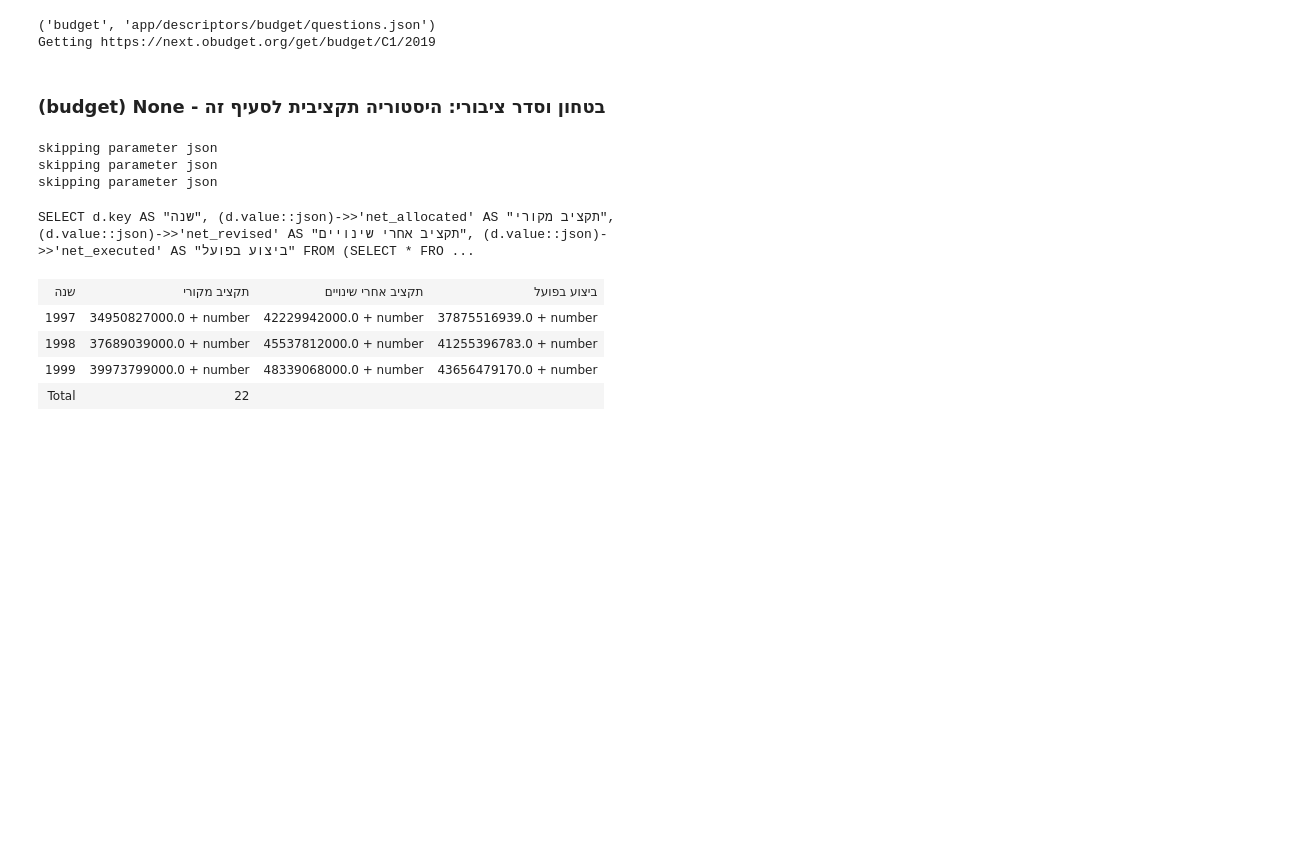
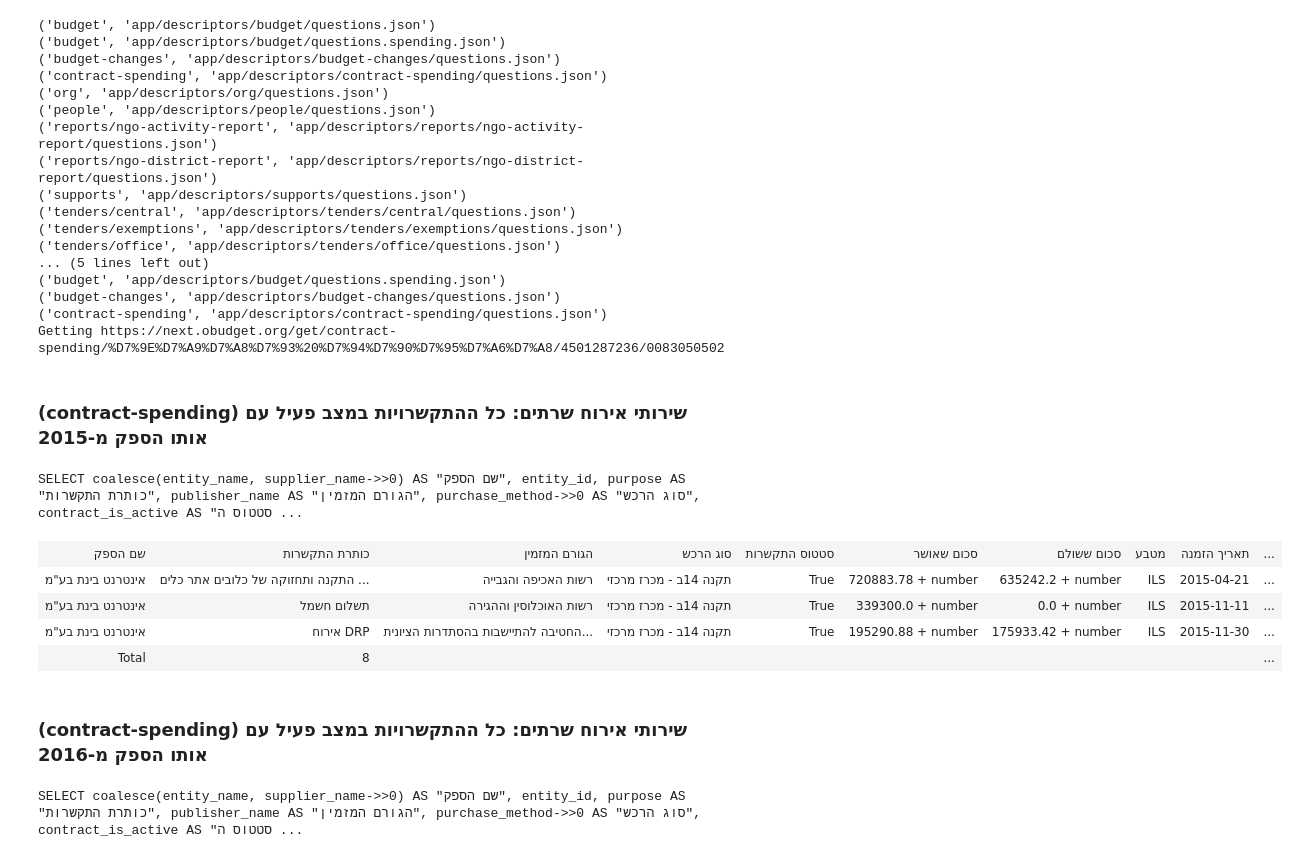
Before and after one commit to OpenBudget/budgetkey-app-generic-item, a Jupyter notebook: TestAllQueries.ipynb, the cells around one changed output. Cells and saved outputs as stored; diff of their text form; code cells hidden in the pictures; blank space fills up the shorter version.

Commit message:
Fix questions for supports, contracts

```diff
--- a/TestAllQueries.ipynb
+++ b/TestAllQueries.ipynb
@@ -18,7 +18,10 @@ def get_doc_id(doc_id):
     return ret
 # %%
 def get_table(query, headers, formatters):
-    table = requests.get('https://next.obudget.org/api/query', params={'query': query}).json()
+    resp = requests.get('https://next.obudget.org/api/query', params={'query': query})
+    if resp.status_code != 200:
+        raise ValueError(resp.content)
+    table = resp.json()
     rows = table['rows']
     ret = []
     if len(rows)>0:
@@ -47,8 +50,8 @@ def parameters(q):
     values = [list(p[k].items()) for k in keys]
     return (zip(keys, prod) for prod in itertools.product(*values))
 # %%
-DOC_IDS = {
-    'budget':[
+DOC_IDS = [
+    ('budget', [
         'budget/C1/2019',
         'budget/C222/2019',
         'budget/0020/2019',
@@ -56,24 +59,24 @@ DOC_IDS = {
         'budget/002043/2019',
         'budget/00204301/2019',
         'budget/0020430101/2019',
-    ],
-    'supports': [
+    ]),
+    ('supports', [
         'supports/0020460604/2016/עירית רחובות/הקצבות'
-    ],
-    'org': [
+    ]),
+    ('org', [
         'org/company/520039710'
-    ],
-    'contract-spending': [
-        'contract-spending/4501218324/0033060240',
-        'contract-spending/4501252882/0020400228',
-    ],
-    'budget-changes': [
+    ]),
+    ('contract-spending', [
+        'contract-spending/משרד האוצר/4501287236/0083050502',
+        'contract-spending/שירות בתי הסוהר/4501041809/0052400102',
+    ]),
+    ('budget-changes', [
         'national-budget-changes/2015/26-004'
-    ],
-    'tenders/exemptions': [
+    ]),
+    ('tenders/exemptions', [
         'tenders/exemptions/31252/none'
-    ]
-}
+    ])
+]
 # %%
 def formatter(mod, h):
     def _f(x, row):
@@ -117,48 +120,67 @@ def parse_headers(headers):
         _headers.append(h)
     return _headers, _formatters
 # %%
+skip = {'budget'}
 params_re = re.compile('(:[a-z_]+)')
 for kind, q in parsed_questions():
+    pass
+print('---------------------')
+for kind, q in parsed_questions():
+    if kind in skip: continue
     text = q['text']
     query = q['query']
     if isinstance(query, list):
         query = ' '.join(query)
     headers = q.get('headers', [])
     headers, formatters = parse_headers(headers)
-    doc_ids = DOC_IDS[kind]
+    doc_ids = dict(DOC_IDS)[kind]
     for doc_id in doc_ids:
         doc = get_doc_id(doc_id)
         for p in parameters(q):
             params = {}
             updated_text = q['text']
             updated_query = query
             params.update(doc)
             for name, (disp, val) in p:
                 params[name] = val
                 updated_text = updated_text.replace('<'+name+'>', disp)
             display(HTML('<h3>({}) {}: {}</h3>'.format(kind, doc['page_title'], updated_text)))
             ofs = 0
             while True:
                 m = params_re.search(updated_query[ofs:])
                 if m is None: break
                 key = m.groups(0)[0][1:]
                 if key in params:
                     updated_query = updated_query[:(m.start()+ofs)] + str(params[key]) + updated_query[(m.end()+ofs):]
                 else:
                     print('skipping parameter', key)
                     ofs = ofs + m.start()+1
             display(HTML('<pre>{}</pre>'.format(sqlparse.format(updated_query, reindent=True, keyword_case='upper'))))
             display(HTML(tabulate.tabulate(get_table(updated_query, headers, formatters), tablefmt='html')))
 # %% [output]
 ('budget', 'app/descriptors/budget/questions.json')
-Getting https://next.obudget.org/get/budget/C1/2019
+('budget', 'app/descriptors/budget/questions.spending.json')
+('budget-changes', 'app/descriptors/budget-changes/questions.json')
+('contract-spending', 'app/descriptors/contract-spending/questions.json')
+('org', 'app/descriptors/org/questions.json')
+('people', 'app/descriptors/people/questions.json')
+('reports/ngo-activity-report', 'app/descriptors/reports/ngo-activity-report/questions.json')
+('reports/ngo-district-report', 'app/descriptors/reports/ngo-district-report/questions.json')
+('supports', 'app/descriptors/supports/questions.json')
+('tenders/central', 'app/descriptors/tenders/central/questions.json')
+('tenders/exemptions', 'app/descriptors/tenders/exemptions/questions.json')
+('tenders/office', 'app/descriptors/tenders/office/questions.json')
+... (5 lines left out)
+('budget', 'app/descriptors/budget/questions.spending.json')
+('budget-changes', 'app/descriptors/budget-changes/questions.json')
+('contract-spending', 'app/descriptors/contract-spending/questions.json')
+Getting https://next.obudget.org/get/contract-spending/%D7%9E%D7%A9%D7%A8%D7%93%20%D7%94%D7%90%D7%95%D7%A6%D7%A8/4501287236/0083050502
-(budget) None - בטחון וסדר ציבורי: היסטוריה תקציבית לסעיף זה
+(contract-spending) שירותי אירוח שרתים: כל ההתקשרויות במצב פעיל עם אותו הספק מ-2015
-skipping parameter json
-skipping parameter json
-skipping parameter json
+SELECT coalesce(entity_name, supplier_name->>0) AS "שם הספק", entity_id, purpose AS "כותרת התקשרות", publisher_name AS "הגורם המזמין", purchase_method->>0 AS "סוג הרכש", contract_is_active AS "סטטוס ה ...
+| שם הספק | כותרת התקשרות | הגורם המזמין | סוג הרכש | סטטוס התקשרות | סכום שאושר | סכום ששולם | מטבע | תאריך הזמנה | ... |
+| אינטרנט בינת בע"מ | התקנה ותחזוקה של כלובים אתר כלים ... | רשות האכיפה והגבייה | תקנה 14ב - מכרז מרכזי | True | 720883.78 + number | 635242.2 + number | ILS | 2015-04-21 | ... |
+| אינטרנט בינת בע"מ | תשלום חשמל | רשות האוכלוסין וההגירה | תקנה 14ב - מכרז מרכזי | True | 339300.0 + number | 0.0 + number | ILS | 2015-11-11 | ... |
+| אינטרנט בינת בע"מ | אירוח DRP | החטיבה להתיישבות בהסתדרות הציונית... | תקנה 14ב - מכרז מרכזי | True | 195290.88 + number | 175933.42 + number | ILS | 2015-11-30 | ... |
+| Total | 8 |  |  |  |  |  |  |  | ... |
+(contract-spending) שירותי אירוח שרתים: כל ההתקשרויות במצב פעיל עם אותו הספק מ-2016
-SELECT d.key AS "שנה", (d.value::json)->>'net_allocated' AS "תקציב מקורי", (d.value::json)->>'net_revised' AS "תקציב אחרי שינויים", (d.value::json)->>'net_executed' AS "ביצוע בפועל" FROM (SELECT * FRO ...
+SELECT coalesce(entity_name, supplier_name->>0) AS "שם הספק", entity_id, purpose AS "כותרת התקשרות", publisher_name AS "הגורם המזמין", purchase_method->>0 AS "סוג הרכש", contract_is_active AS "סטטוס ה ...
-| שנה | תקציב מקורי | תקציב אחרי שינויים | ביצוע בפועל |
-| 1997 | 34950827000.0 + number | 42229942000.0 + number | 37875516939.0 + number |
-| 1998 | 37689039000.0 + number | 45537812000.0 + number | 41255396783.0 + number |
-| 1999 | 39973799000.0 + number | 48339068000.0 + number | 43656479170.0 + number |
-| Total | 22 |  |  |
```
Also changed, not shown: parts of 1 cell of this notebook, 18 other files.
